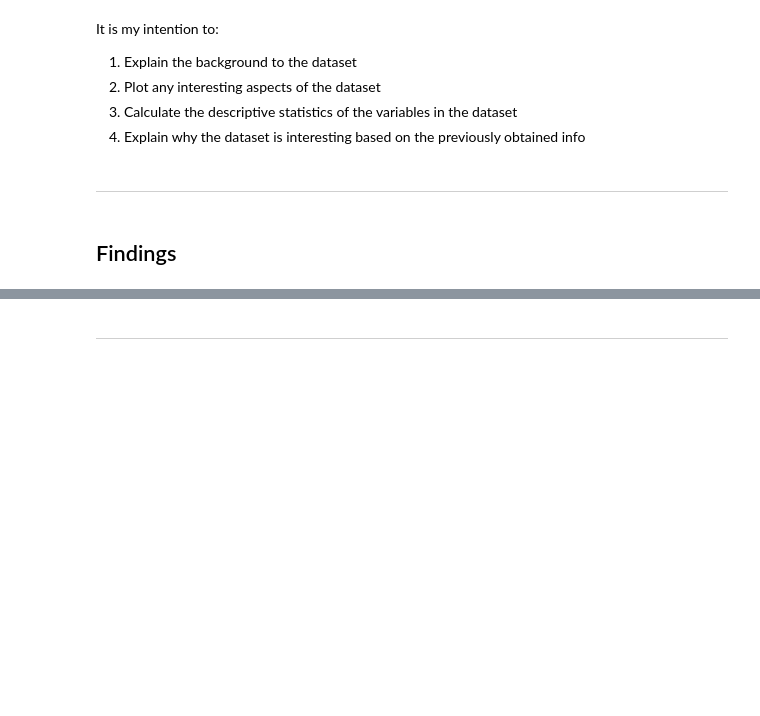
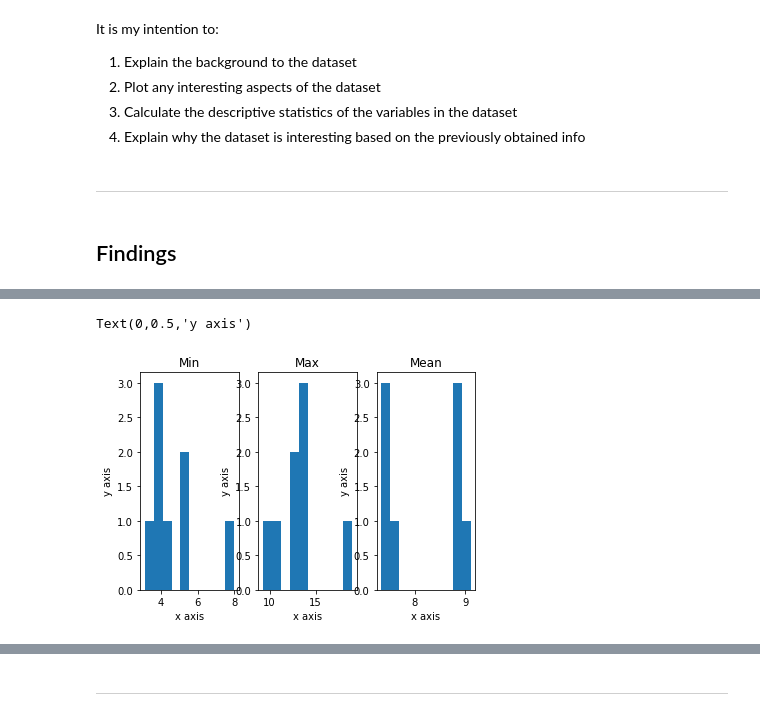
Before and after one commit to vwalsh86/Funds-of-DA-Practical, a Jupyter notebook: anscombe.datatset.ipynb, the cells around one changed output, grey strips where cells are left out. Cells and saved outputs as stored; diff of their text form; code cells hidden in the pictures; blank space fills up the shorter version.

```diff
--- a/anscombe.datatset.ipynb
+++ b/anscombe.datatset.ipynb
@@ -129,0 +111,5 @@ dataset.describe()
+# %%
+# http://nbviewer.jupyter.org/github/psychemedia/ou-tm351/blob/master/notebooks-RFC/Anscombe's%20Quartet%20%5Bopen%5D.ipynb [7]
+import pandas as pd
+aq=pd.read_csv('anscombe.csv',header=[0,1],index_col=[0])
+aq
@@ -129,0 +129,25 @@ dataset.describe()
+# %%
+#Created 3 side-by-side plots to view the min, max & mean outputs visually
+plt.subplot(1,3,1)
+l = aq.min()
+plt.hist(l)
+plt.title("Min")
+plt.xlabel("x axis")
+plt.ylabel("y axis")
+
+plt.subplot(1,3,2)
+y = aq.max()
+plt.hist(y)
+plt.title("Max")
+plt.xlabel("x axis")
+plt.ylabel("y axis")
+
+plt.subplot(1,3,3)
+z = aq.mean()
+plt.hist(z)
+plt.title("Mean")
+plt.xlabel("x axis")
+plt.ylabel("y axis")
+# %% [output]
+Text(0,0.5,'y axis')
+[figure, added]
```
Also changed, not shown: parts of 24 cells of this notebook, 2 other files.
